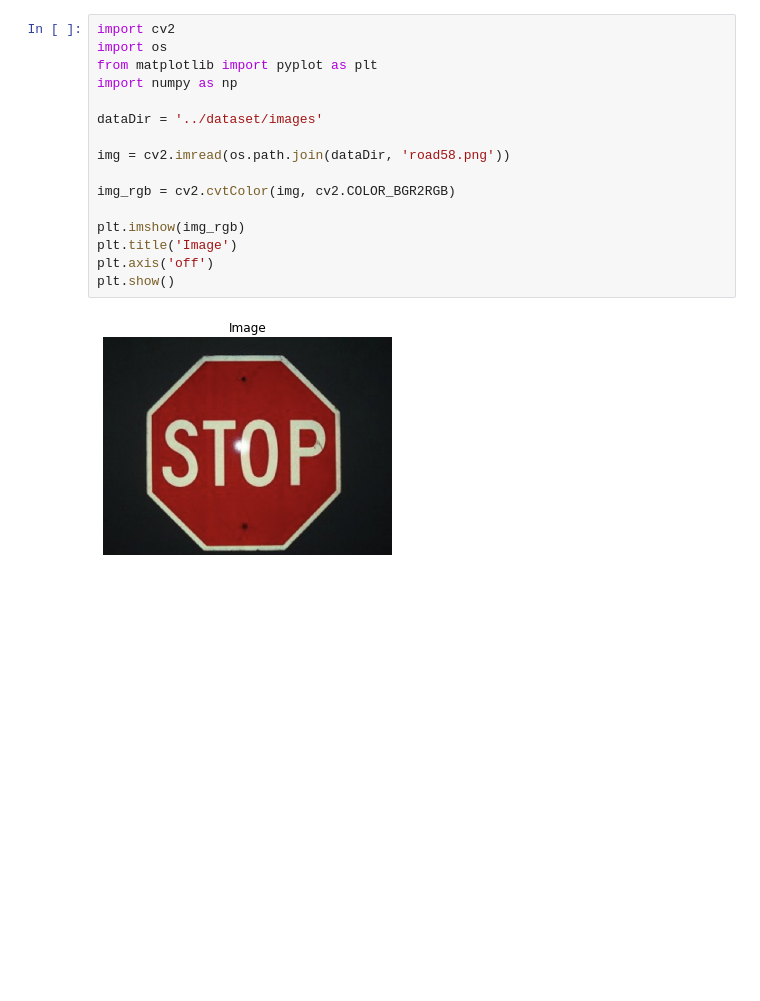
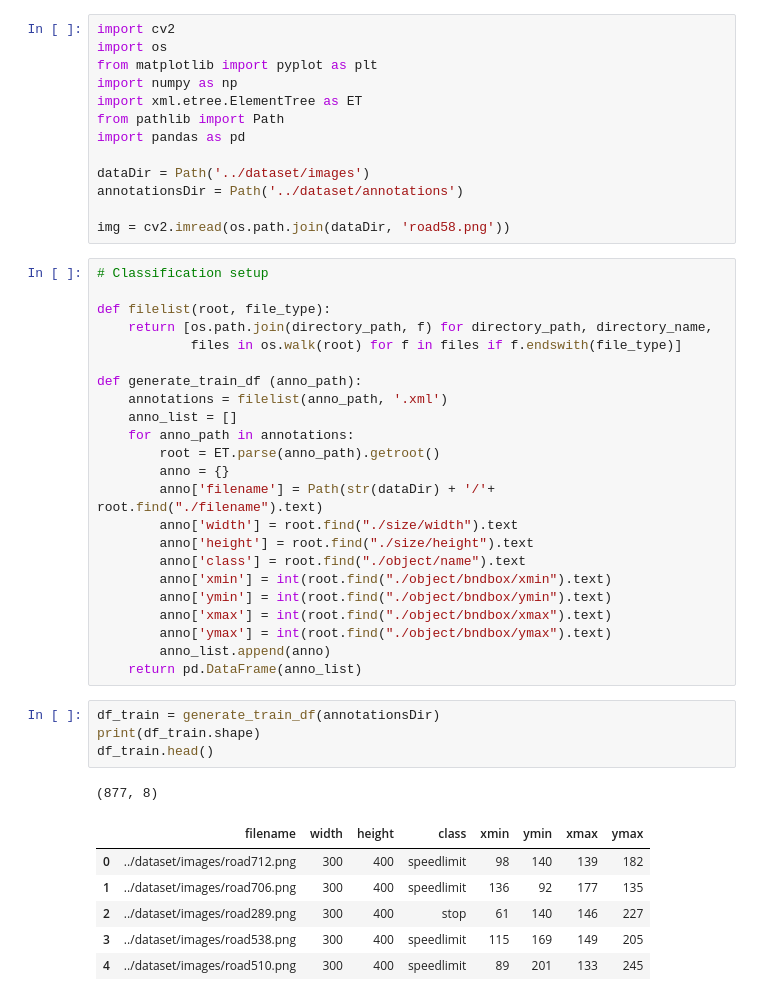
Before and after one commit to tomasfgon/FEUP-VC, a Jupyter notebook: src/main.ipynb, the cells around one changed output. Saved outputs shown, nothing was run; the diff lists cells and outputs as text; blank space fills up the shorter version.

```diff
--- a/src/main.ipynb
+++ b/src/main.ipynb
@@ -3,19 +3,49 @@ import cv2
 import os
 from matplotlib import pyplot as plt
 import numpy as np
+import xml.etree.ElementTree as ET
+from pathlib import Path
+import pandas as pd
 
-dataDir = '../dataset/images'
+dataDir = Path('../dataset/images')
+annotationsDir = Path('../dataset/annotations')
 
 img = cv2.imread(os.path.join(dataDir, 'road58.png'))
-
-img_rgb = cv2.cvtColor(img, cv2.COLOR_BGR2RGB)
-
-plt.imshow(img_rgb)
-plt.title('Image')
-plt.axis('off')
-plt.show()
-# %% [output]
-[figure, removed]
+# %%
+# Classification setup
+
+def filelist(root, file_type):
+    return [os.path.join(directory_path, f) for directory_path, directory_name,
+            files in os.walk(root) for f in files if f.endswith(file_type)]
+
+def generate_train_df (anno_path):
+    annotations = filelist(anno_path, '.xml')
+    anno_list = []
+    for anno_path in annotations:
+        root = ET.parse(anno_path).getroot()
+        anno = {}
+        anno['filename'] = Path(str(dataDir) + '/'+ root.find("./filename").text)
+        anno['width'] = root.find("./size/width").text
+        anno['height'] = root.find("./size/height").text
+        anno['class'] = root.find("./object/name").text
+        anno['xmin'] = int(root.find("./object/bndbox/xmin").text)
+        anno['ymin'] = int(root.find("./object/bndbox/ymin").text)
+        anno['xmax'] = int(root.find("./object/bndbox/xmax").text)
+        anno['ymax'] = int(root.find("./object/bndbox/ymax").text)
+        anno_list.append(anno)
+    return pd.DataFrame(anno_list)
+# %%
+df_train = generate_train_df(annotationsDir)
+print(df_train.shape)
+df_train.head()
+# %% [output]
+(877, 8)
+|  | filename | width | height | class | xmin | ymin | xmax | ymax |
+| 0 | ../dataset/images/road712.png | 300 | 400 | speedlimit | 98 | 140 | 139 | 182 |
+| 1 | ../dataset/images/road706.png | 300 | 400 | speedlimit | 136 | 92 | 177 | 135 |
+| 2 | ../dataset/images/road289.png | 300 | 400 | stop | 61 | 140 | 146 | 227 |
+| 3 | ../dataset/images/road538.png | 300 | 400 | speedlimit | 115 | 169 | 149 | 205 |
+| 4 | ../dataset/images/road510.png | 300 | 400 | speedlimit | 89 | 201 | 133 | 245 |
 # %%
 # Image Pre-processing
 
```
Also changed, not shown: parts of 6 cells of this notebook.
